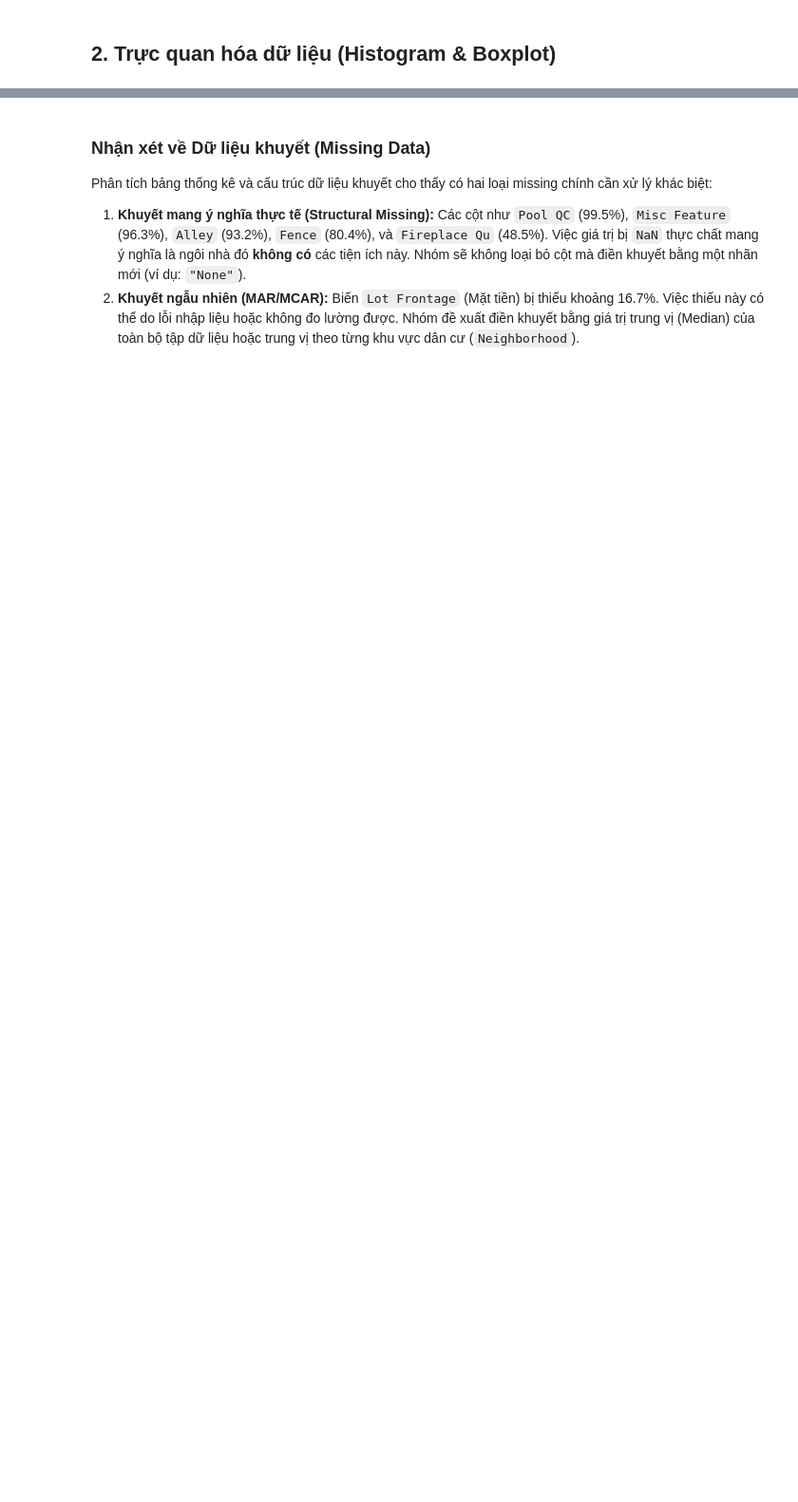
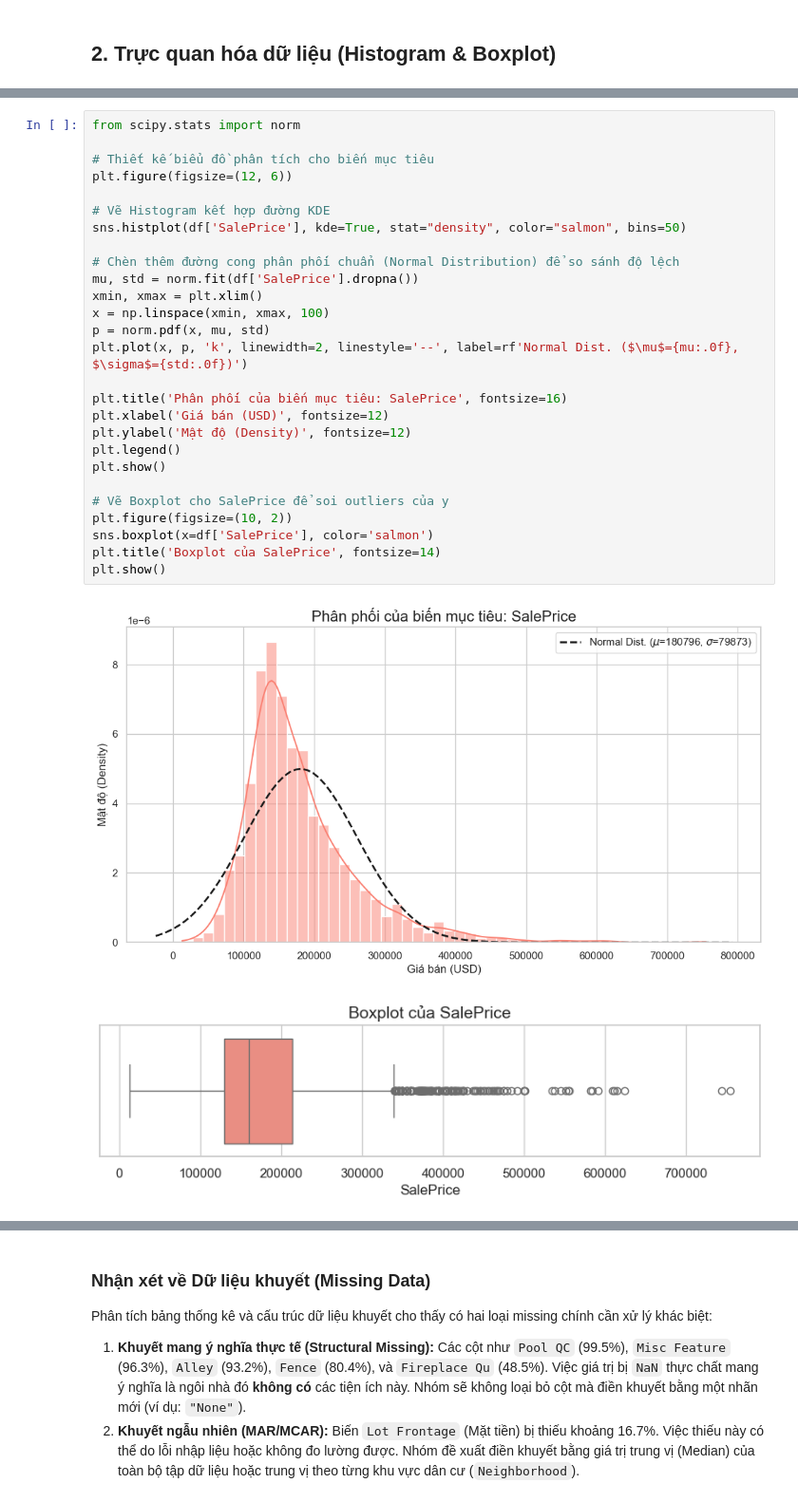
Before and after one commit to BB1311/Data-Fitting-And-OLS-Method, a Jupyter notebook: part2/part2_notebook.ipynb, the cells around one changed output, grey strips where cells are left out. Shown at 95% size. Saved outputs shown, nothing was run; the diff lists cells and outputs as text; blank space fills up the shorter version.

```diff
--- a/part2/part2_notebook.ipynb
+++ b/part2/part2_notebook.ipynb
@@ -46,0 +61,30 @@ Kích thước bộ dữ liệu: (2930, 82)
+# %%
+from scipy.stats import norm
+
+# Thiết kế biểu đồ phân tích cho biến mục tiêu
+plt.figure(figsize=(12, 6))
+
+# Vẽ Histogram kết hợp đường KDE
+sns.histplot(df['SalePrice'], kde=True, stat="density", color="salmon", bins=50)
+
+# Chèn thêm đường cong phân phối chuẩn (Normal Distribution) để so sánh độ lệch
+mu, std = norm.fit(df['SalePrice'].dropna())
+xmin, xmax = plt.xlim()
+x = np.linspace(xmin, xmax, 100)
+p = norm.pdf(x, mu, std)
+plt.plot(x, p, 'k', linewidth=2, linestyle='--', label=rf'Normal Dist. ($\mu$={mu:.0f}, $\sigma$={std:.0f})')
+
+plt.title('Phân phối của biến mục tiêu: SalePrice', fontsize=16)
+plt.xlabel('Giá bán (USD)', fontsize=12)
+plt.ylabel('Mật độ (Density)', fontsize=12)
+plt.legend()
+plt.show()
+
+# Vẽ Boxplot cho SalePrice để soi outliers của y
+plt.figure(figsize=(10, 2))
+sns.boxplot(x=df['SalePrice'], color='salmon')
+plt.title('Boxplot của SalePrice', fontsize=14)
+plt.show()
+# %% [output]
+[figure, added]
+[figure, added]
```
Also changed, not shown: parts of 26 cells of this notebook.
